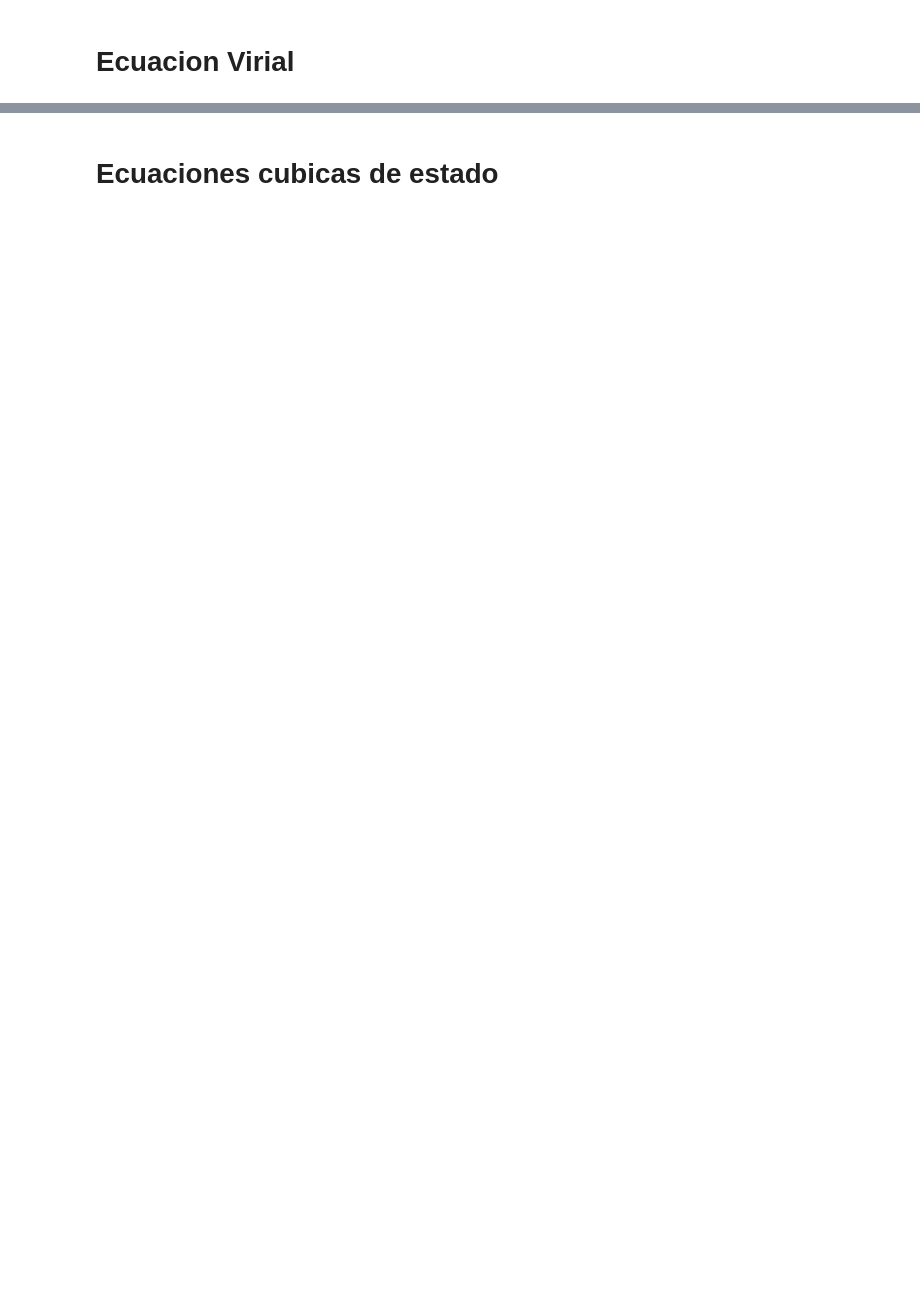
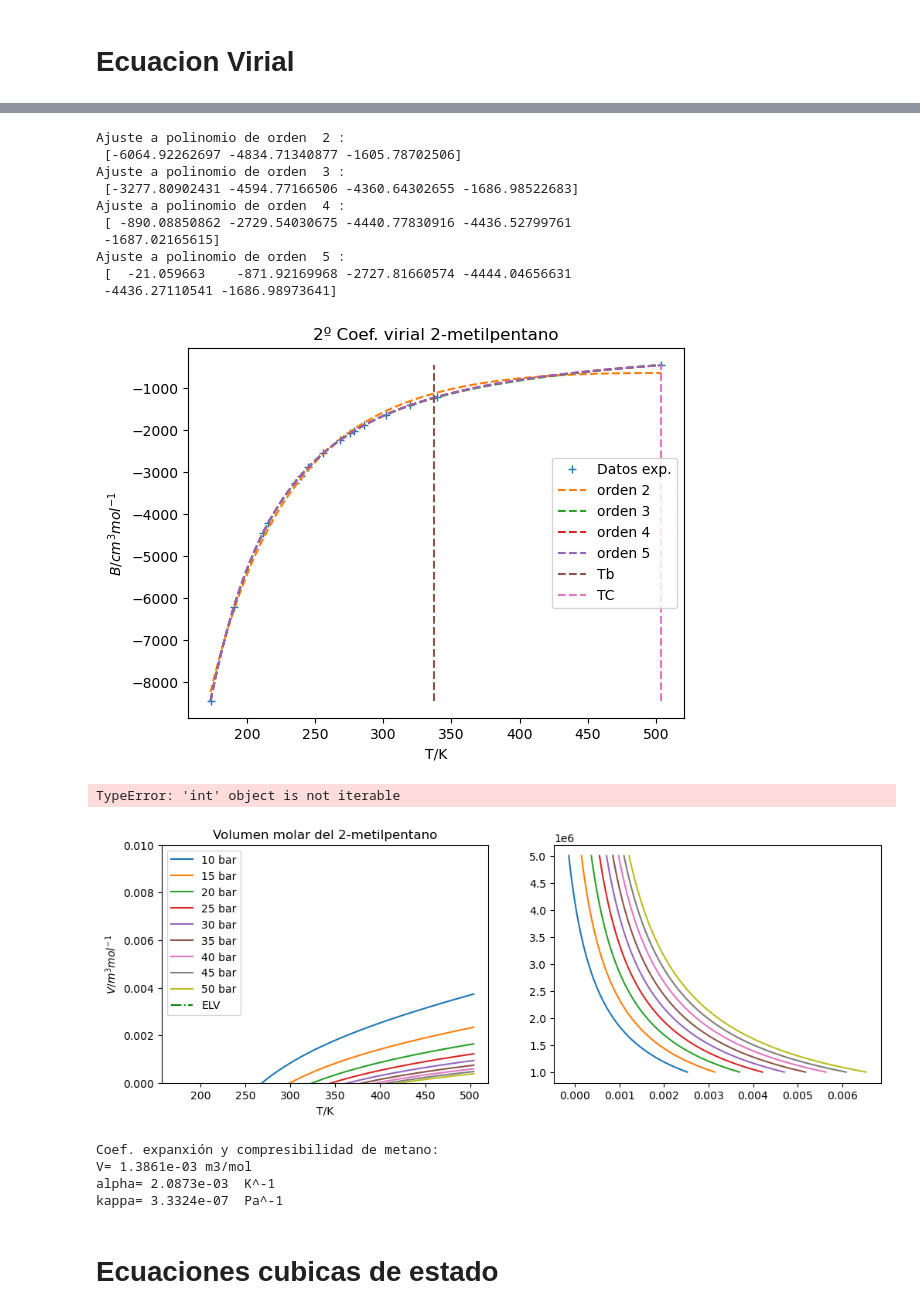
Before and after one commit to ChristianPh404/TQA, a Jupyter notebook: TQA (1).ipynb, the cells around one changed output, grey strips where cells are left out. Saved outputs shown, nothing was run; the diff lists cells and outputs as text; code cells hidden in the pictures; blank space fills up the shorter version.

```diff
--- a/TQA (1).ipynb
+++ b/TQA (1).ipynb
@@ -1011,11 +1011,7 @@ def calcular_r_2(y_observado, y_estimado):
     r_cuadrado = varianza_estimado / varianza_observado
     return r_cuadrado
 
-R = 8.314
-Tb = 334 #K
-TC = 497.8 #K
-VC = 0.368e-3 #m^3/mol
-
+T=Ts
 plt.plot(T,B_Pit(T,TC,PC,FA),'+',label='Datos exp.')
 T_gr =  np.linspace(T[0],T[-1],1000)
 a = {}     # Crea una variable tipo diccionario para almacenar todos los ajustes
@@ -1025,8 +1021,6 @@ for i in range(2,6):
     print('Ajuste a polinomio de orden ', i, ':\n',a[i])
     B_gr = np.polyval(a[i],298.15/T_gr-1)
     B_cal = np.polyval(a[i],298.15/T-1)
-    r_2[i] = calcular_r_2(B,B_cal)
-    print('r^2=','%.5f' % r_2[i])
     plt.plot(T_gr,B_gr,'--',label='orden '+str(i))
 plt.plot([Tb,Tb],[B_Pit(T,TC,PC,FA)[0],B_Pit(T,TC,PC,FA)[-1]],'--',label='Tb')
 plt.plot([TC,TC],[B_Pit(T,TC,PC,FA)[0],B_Pit(T,TC,PC,FA)[-1]],'--',label='TC')
@@ -1037,37 +1031,79 @@ plt.legend()
 plt.show()
 # cálculo del volumen molar en función de P y T
 fig, axes = plt.subplots(1, 2, figsize=(12, 4))
 # Presión entre 10 y 50 bar
 for P in range(10, 51, 5):
     V = R*T_gr/(P*1e5)+1e-6*np.polyval(a[4], 298.15/T_gr-1)
     axes[0].plot(T_gr, V, label=str(P)+' bar')
 axes[0].set_xlabel('T/K')
 axes[0].set_ylabel('$V/m^3 mol^{-1}$')
 axes[0].set_title('Volumen molar del 2-metilpentano')
 axes[0].set_ylim(0,0.01)
 # Datos de volumen molar del vapor de agua en condiciones de saturación
 # (equilibrio líquido-vapor)
-P=np.exp(23.298-(3957.96/(119.55))) #revisar
-Pexp=np.array([P,30.4e5])
-Texp=np.array([119.55,497.8])
+P=np.exp(A-(B/(TT)))
+Pexp=np.array([P,PC])
+Texp=np.array([TT,TC])
 for Pexp in range(len(Pexp)):
     Vexp = R*Texp/(Pexp*1e5)+1e-6*np.polyval(a[4], 298.15/Texp-1)
 k = 12  # Primer valor experimental a representar
 axes[0].plot(Texp[k:], Vexp[k:], '-.g', label = 'ELV')
 axes[0].legend()
 # Representación P-V
 for T_gr2 in range(400,801,50):
-    P_gr2 = 1e5*np.linspace(10,50,500)
+    P_gr2 = 1e5*np.linspace(10,50,550)
     V_gr2 = R*T_gr2/P_gr2+1e-6*np.polyval(a[4],298.15/T_gr2-1)
     axes[1].plot(V_gr2,P_gr2,label='T='+str(T_gr2)+'K')
 # Extraer los índices de los valores entre 1e6 y 5e6 en Pexp
 indices = [i for i, p in enumerate(Pexp) if (0.9e6 <= p <= 5.5e6)]
 axes[1].plot([Vexp[i] for i in indices],[Pexp[i] for i in indices], '-.g', label = 'VLE')
 axes[1].set_ylabel('P/Pa')
 axes[1].set_xlabel('$V/m^3 mol^{-1}$')
 axes[1].legend()
 plt.show()
 print('Revisar el rango de validez de los valores representados en las gráficas')
+# %% [output]
+Ajuste a polinomio de orden  2 :
+ [-6064.92262697 -4834.71340877 -1605.78702506]
+Ajuste a polinomio de orden  3 :
+ [-3277.80902431 -4594.77166506 -4360.64302655 -1686.98522683]
+Ajuste a polinomio de orden  4 :
+ [ -890.08850862 -2729.54030675 -4440.77830916 -4436.52799761
+ -1687.02165615]
+Ajuste a polinomio de orden  5 :
+ [  -21.059663    -871.92169968 -2727.81660574 -4444.04656631
+ -4436.27110541 -1686.98973641]
+[figure, added]
+TypeError: 'int' object is not iterable
+[figure, added]
+# %%
+import numpy as np
+# Aplicación de la ecuación de estado del virial
+# Basada en el 2º coeficiente V = RT/P + B
+# Calculo de los coeficientes de expansion y compresibilidad
+R = 8.314
+# Metano
+aB = np.array([-43,-114,-19,-7])
+aB = aB[::-1]
+# Condiciones
+P = 3e6
+T = 500
+# Calculo de B y dB/dT
+B = np.polyval(aB,298.15/T-1)
+V = R*T/P+B*1e-6
+dBdT = np.polyval(np.polyder(aB),298.15/T-1)*(-298.15/T**2)
+# Calculo de los coeficientes
+alfa = 1/V*(R/P+dBdT*1e-6)
+kappa = 1/V*(R*T/P**2)
+print('Coef. expanxión y compresibilidad de metano:')
+print('V=','%.4e' %V,'m3/mol')
+print('alpha=','%.4e' %alfa,' K^-1')
+print('kappa=','%.4e' %kappa,' Pa^-1')
+# %% [output]
+Coef. expanxión y compresibilidad de metano:
+V= 1.3861e-03 m3/mol
+alpha= 2.0873e-03  K^-1
+kappa= 3.3324e-07  Pa^-1
 # %% [markdown]
 # Ecuaciones cubicas de estado
 # %%
```
Also changed, not shown: parts of 26 cells of this notebook.
